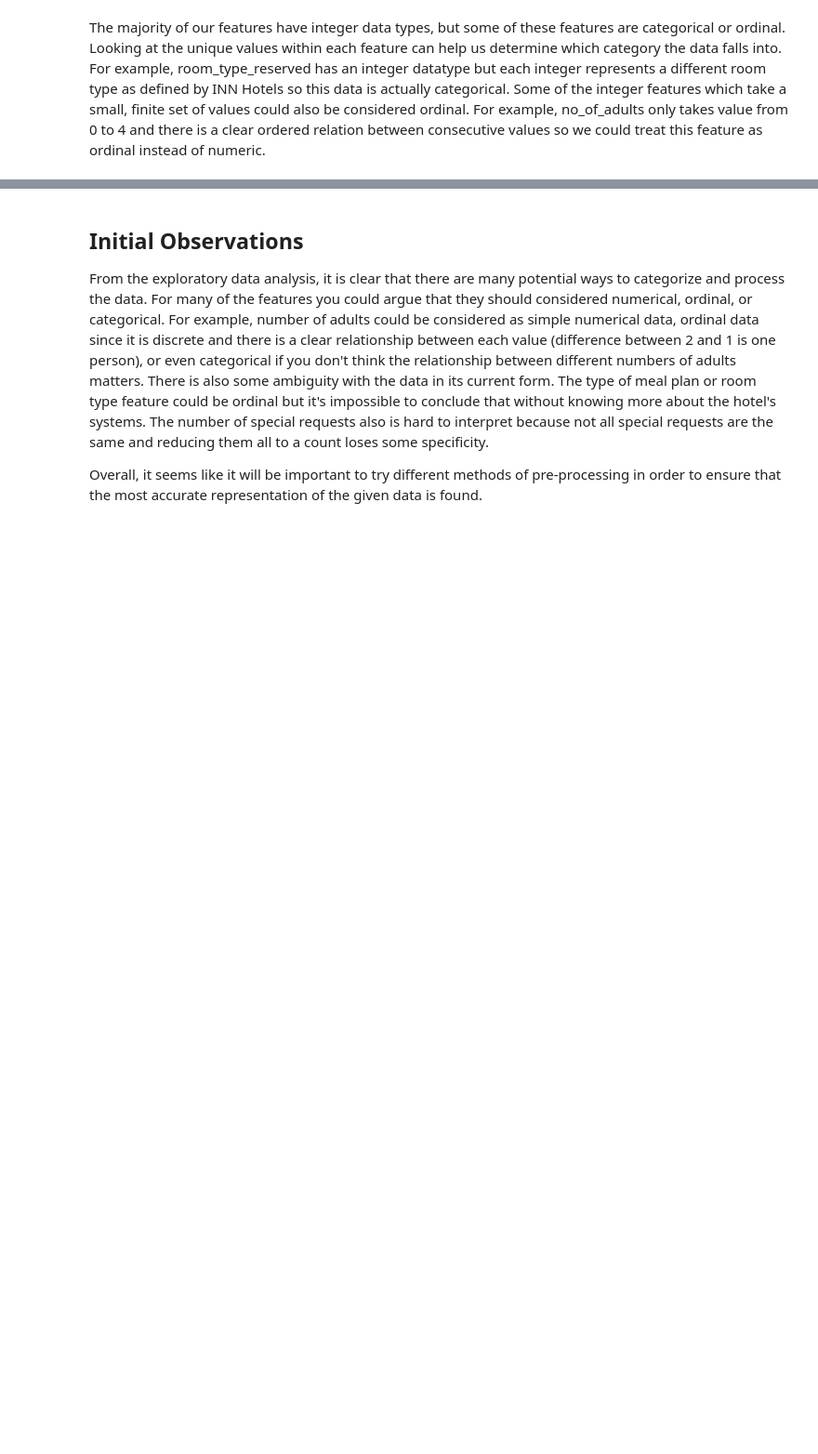
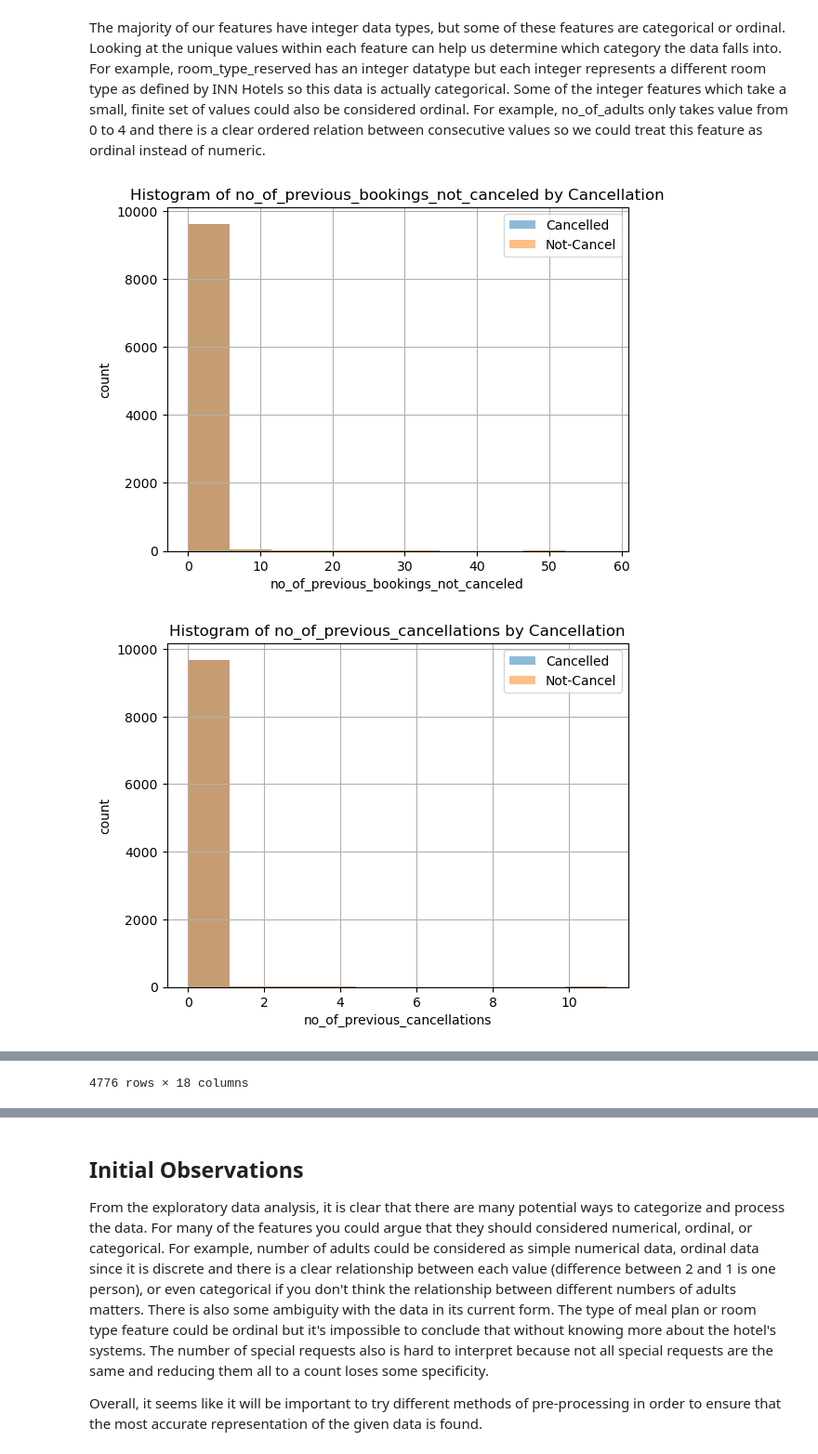
Before and after one commit to bchurch8/cpsc330-HW-repo, a Jupyter notebook: hw/hw6/hw6-starter.ipynb, the cells around one changed output, grey strips where cells are left out. Shown at 93% size. Saved outputs shown, nothing was run; the diff lists cells and outputs as text; code cells hidden in the pictures; blank space fills up the shorter version.

```diff
--- a/hw/hw6/hw6-starter.ipynb
+++ b/hw/hw6/hw6-starter.ipynb
@@ -186,17 +253,20 @@ The majority of our features have integer data types, but some of these features
 # %%
 previous_cat = ["no_of_previous_bookings_not_canceled", "no_of_previous_cancellations"]
 
 num_bins = 10
 
 for col in previous_cat:
 
     axes = not_cancel[[col]].hist(bins = num_bins, alpha = 0.5, label="Cancelled")[0][0]
-    #axes.hist(not_cancel[[col]], bins = num_bins, alpha = 0.5, label="Not-Cancel")
+    axes.hist(not_cancel[[col]], bins = num_bins, alpha = 0.5, label="Not-Cancel")
 
     plt.legend(loc = "upper right")
     plt.title("Histogram of " + col + " by Cancellation")
     plt.xlabel(col)
     plt.ylabel("count")
     plt.show()
 
 cancel
+# %% [output]
+[figure, added]
+[figure, added]
@@ -203,2 +285,3 @@ cancel
+4776 rows × 18 columns
 # %%
 print("Percent repeat guest:", train_df.query("repeated_guest==1").shape[0] / train_df.shape[0] * 100)
```
Also changed, not shown: parts of 46 cells of this notebook, 48 other files.
